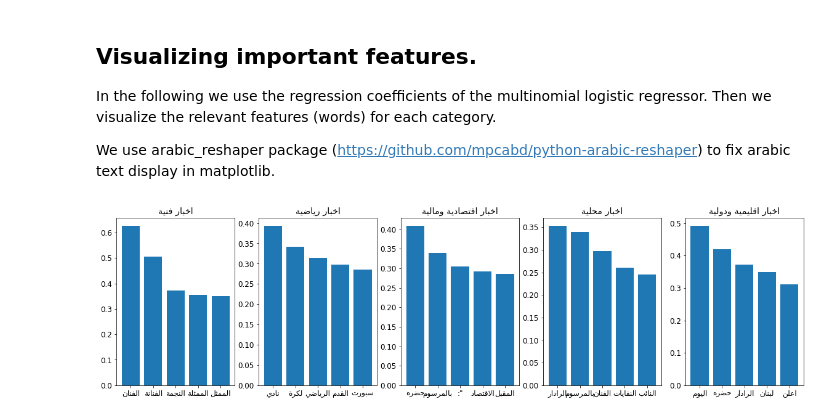
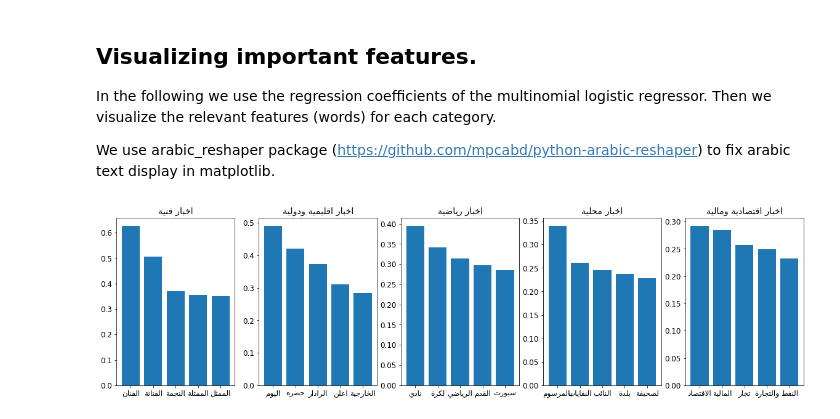
Before and after one commit to moussaKam/arabic_news_classification, a Jupyter notebook: tfidf.ipynb, the cells around one changed output. Cells and saved outputs as stored; diff of their text form; code cells hidden in the pictures.

```diff
--- a/tfidf.ipynb
+++ b/tfidf.ipynb
@@ -156,27 +156,27 @@ We use arabic_reshaper package (https://github.com/mpcabd/python-arabic-reshaper
 # %%
 import matplotlib.pyplot as plt
 %matplotlib inline
 import arabic_reshaper
 from bidi.algorithm import get_display
 
 ind2cat = {}
 with open('data/cat2ind.csv', 'r') as f:
     for line in f:
         tmp = line.strip().split(',')
         ind2cat[int(tmp[1])] = tmp[0]
     f.close()
 
 categories = ind2cat.values()
 categories_reshaped = [get_display(arabic_reshaper.reshape(el)) for el in categories] # nice arabic text display
 plt.figure(figsize=(20, 5))
 plt.rc('font', size=12)
 for label in ind2cat.keys():
-    arr = np.abs(classifier.coef_[label])
+    arr = classifier.coef_[label]
     top5 = np.argsort(-arr)[:5]
     plt.subplot(1, 5, label+1)
     plt.title(categories_reshaped[label])
     top_words = [tfidf.ind2word[index] for index in top5]
     top_words = [get_display(arabic_reshaper.reshape(el)) for el in top_words]
     plt.bar(top_words, arr[list(top5)])
 # %% [output]
-[figure, old version]
+[figure, new version]
```
Also changed, not shown: parts of 1 cell of this notebook, 2 other files.
